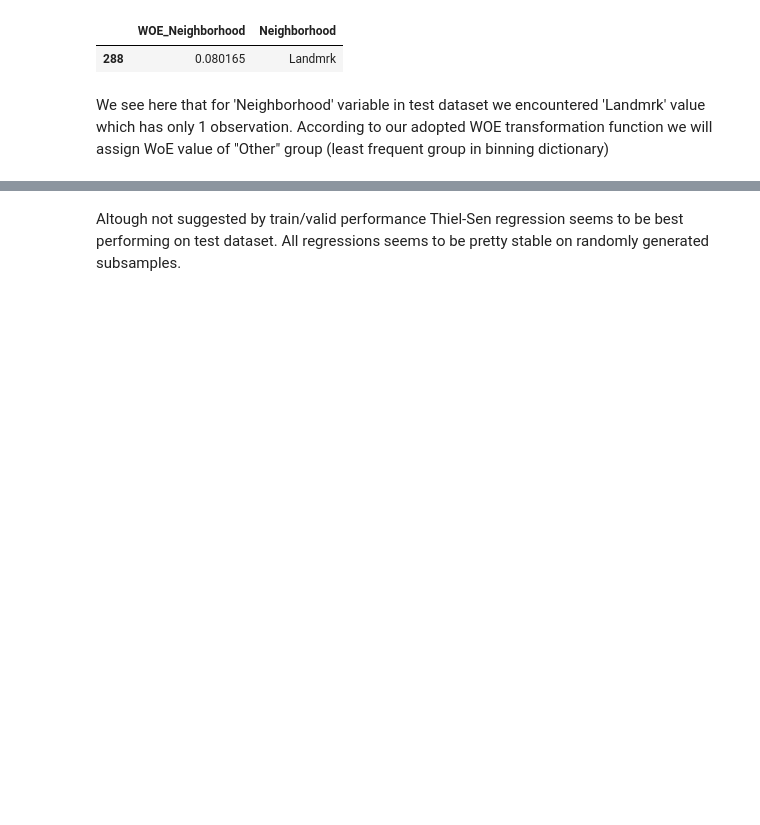
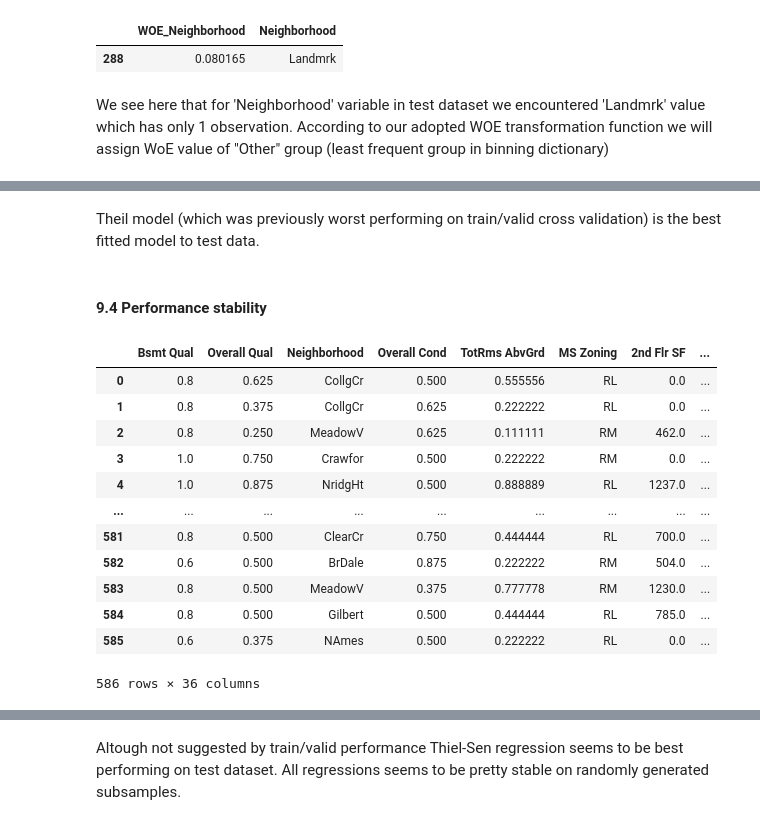
Before and after one commit to TGusciora/Python, a Jupyter notebook: GP23_PredictingHouseSalePrices/notebooks/002.GP23_tg_Scoring_Test.ipynb, the cells around one changed output, grey strips where cells are left out. Saved outputs shown, nothing was run; the diff lists cells and outputs as text; code cells hidden in the pictures; blank space fills up the shorter version.

```diff
--- a/GP23_PredictingHouseSalePrices/notebooks/002.GP23_tg_Scoring_Test.ipynb
+++ b/GP23_PredictingHouseSalePrices/notebooks/002.GP23_tg_Scoring_Test.ipynb
@@ -253,0 +260,23 @@ test_results
+# %% [markdown]
+Theil model (which was previously worst performing on train/valid cross validation) is the best fitted model to test data.
+# %% [markdown]
+#### 9.4 Performance stability
+# %%
+# TO DO NEXT - check why r_squared is calculated incorrectly
+
+
+X_test
+# %% [output]
+|  | Bsmt Qual | Overall Qual | Neighborhood | Overall Cond | TotRms AbvGrd | MS Zoning | 2nd Flr SF | ... |
+| 0 | 0.8 | 0.625 | CollgCr | 0.500 | 0.555556 | RL | 0.0 | ... |
+| 1 | 0.8 | 0.375 | CollgCr | 0.625 | 0.222222 | RL | 0.0 | ... |
+| 2 | 0.8 | 0.250 | MeadowV | 0.625 | 0.111111 | RM | 462.0 | ... |
+| 3 | 1.0 | 0.750 | Crawfor | 0.500 | 0.222222 | RM | 0.0 | ... |
+| 4 | 1.0 | 0.875 | NridgHt | 0.500 | 0.888889 | RL | 1237.0 | ... |
+| ... | ... | ... | ... | ... | ... | ... | ... | ... |
+| 581 | 0.8 | 0.500 | ClearCr | 0.750 | 0.444444 | RL | 700.0 | ... |
+| 582 | 0.6 | 0.500 | BrDale | 0.875 | 0.222222 | RM | 504.0 | ... |
+| 583 | 0.8 | 0.500 | MeadowV | 0.375 | 0.777778 | RM | 1230.0 | ... |
+| 584 | 0.8 | 0.500 | Gilbert | 0.500 | 0.444444 | RL | 785.0 | ... |
+| 585 | 0.6 | 0.375 | NAmes | 0.500 | 0.222222 | RL | 0.0 | ... |
+586 rows × 36 columns
```
Also changed, not shown: parts of 14 cells of this notebook, 1 other file.
